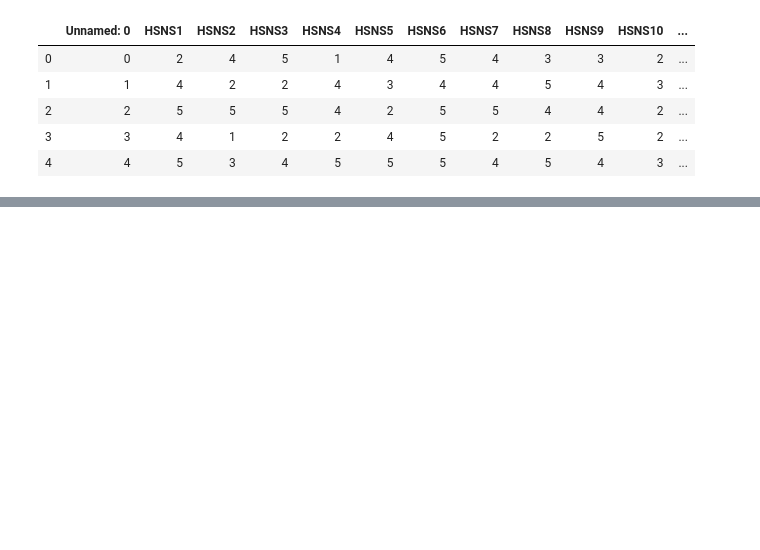
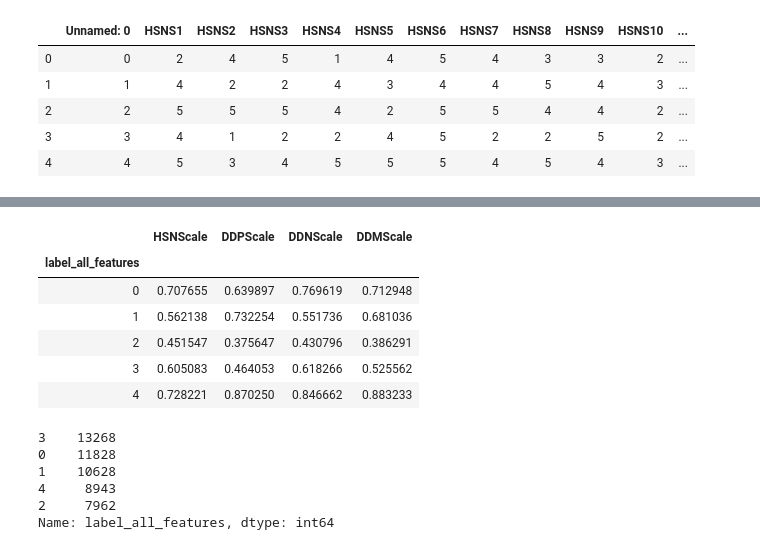
Before and after one commit to pengtianan/final-project, a Jupyter notebook: your-project/Exploratory analysis.ipynb, the cells around one changed output, grey strips where cells are left out. Cells and saved outputs as stored; diff of their text form; code cells hidden in the pictures; blank space fills up the shorter version.

```diff
--- a/your-project/Exploratory analysis.ipynb
+++ b/your-project/Exploratory analysis.ipynb
@@ -29,0 +66,19 @@ ds.groupby("labels")[["HSNScale","DDPScale","DDNScale","DDMScale"]].mean()
+# %%
+ds.groupby("label_all_features")[["HSNScale","DDPScale","DDNScale","DDMScale"]].agg('mean')
+# %% [output]
+|  | HSNScale | DDPScale | DDNScale | DDMScale |
+| label_all_features |  |  |  |  |
+| 0 | 0.707655 | 0.639897 | 0.769619 | 0.712948 |
+| 1 | 0.562138 | 0.732254 | 0.551736 | 0.681036 |
+| 2 | 0.451547 | 0.375647 | 0.430796 | 0.386291 |
+| 3 | 0.605083 | 0.464053 | 0.618266 | 0.525562 |
+| 4 | 0.728221 | 0.870250 | 0.846662 | 0.883233 |
+# %%
+ds.label_all_features.value_counts()
+# %% [output]
+3    13268
+0    11828
+1    10628
+4     8943
+2     7962
+Name: label_all_features, dtype: int64
```
Also changed, not shown: parts of 15 cells of this notebook.
